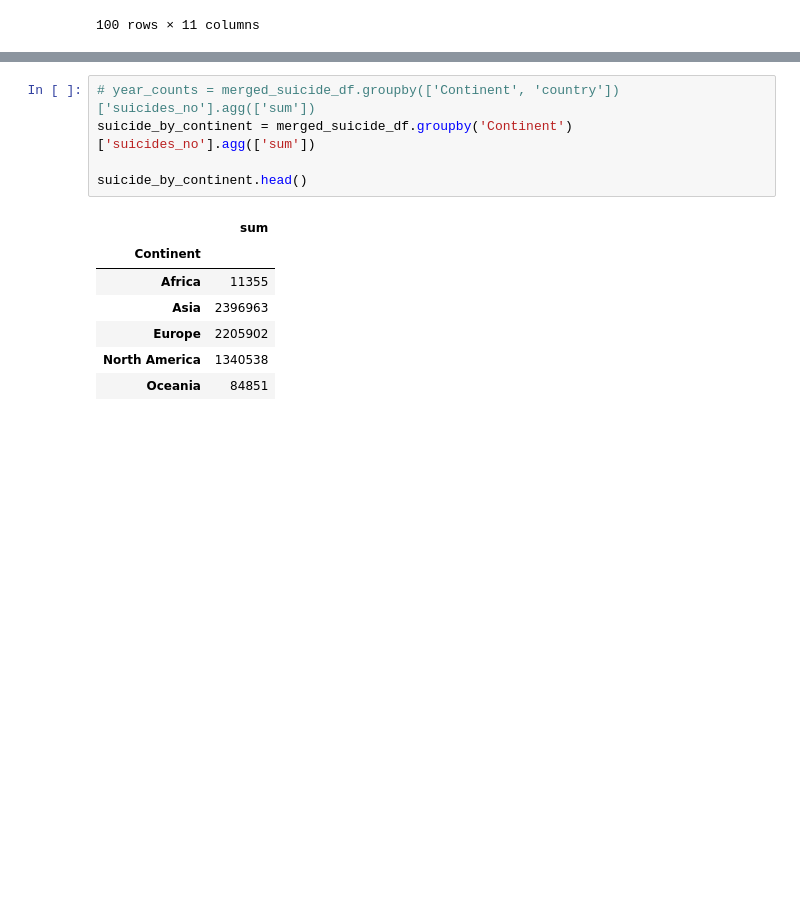
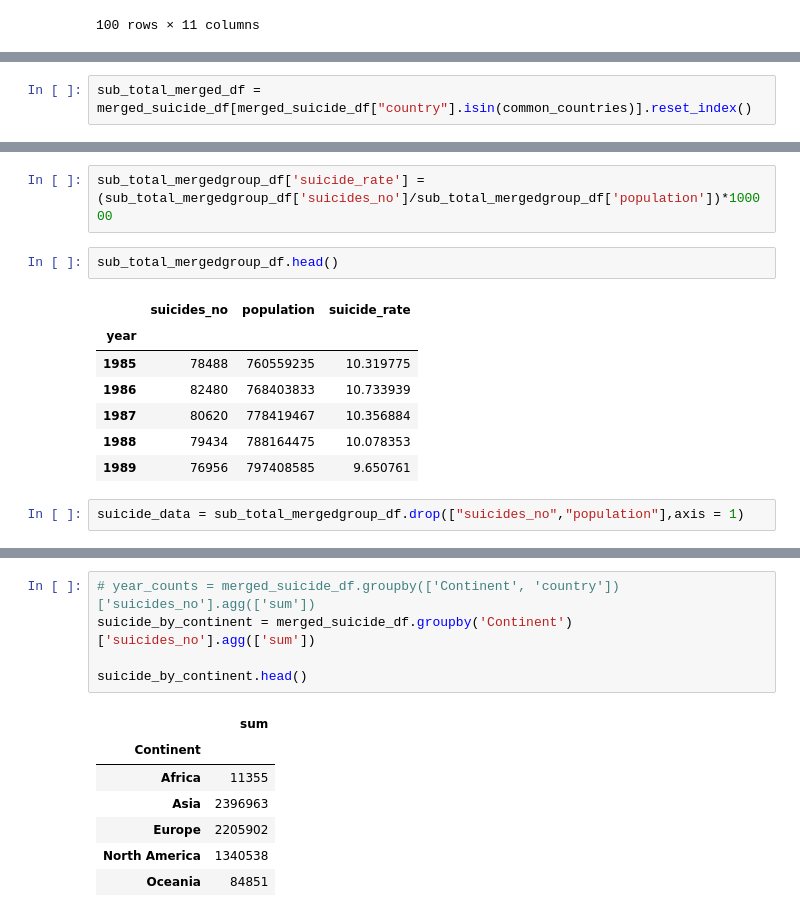
Before and after one commit to mguner-data/Global_Suicide_Data_Analysis, a Jupyter notebook: shanker_project_1.ipynb, the cells around one changed output, grey strips where cells are left out. Drawn from its saved outputs; the diff is of its cells as text; blank space fills up the shorter version.

```diff
--- a/shanker_project_1.ipynb
+++ b/shanker_project_1.ipynb
@@ -145,0 +172,2 @@ KeyError: 'country'
+# %%
+sub_total_merged_df = merged_suicide_df[merged_suicide_df["country"].isin(common_countries)].reset_index()
@@ -145,0 +188,14 @@ KeyError: 'country'
+# %%
+sub_total_mergedgroup_df['suicide_rate'] = (sub_total_mergedgroup_df['suicides_no']/sub_total_mergedgroup_df['population'])*100000
+# %%
+sub_total_mergedgroup_df.head()
+# %% [output]
+|  | suicides_no | population | suicide_rate |
+| year |  |  |  |
+| 1985 | 78488 | 760559235 | 10.319775 |
+| 1986 | 82480 | 768403833 | 10.733939 |
+| 1987 | 80620 | 778419467 | 10.356884 |
+| 1988 | 79434 | 788164475 | 10.078353 |
+| 1989 | 76956 | 797408585 | 9.650761 |
+# %%
+suicide_data = sub_total_mergedgroup_df.drop(["suicides_no","population"],axis = 1)
```
Also changed, not shown: parts of 17 cells of this notebook, 1 other file.
